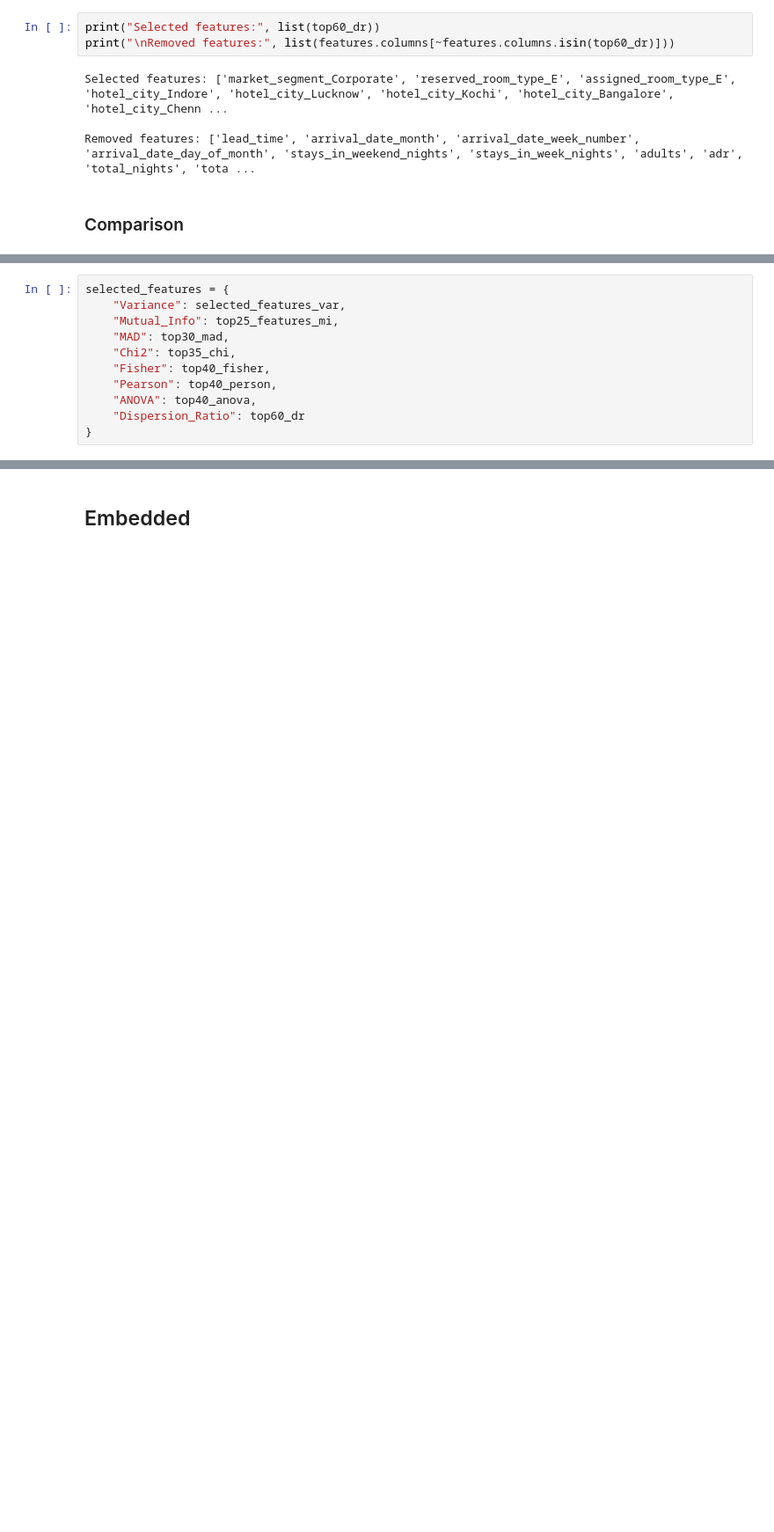
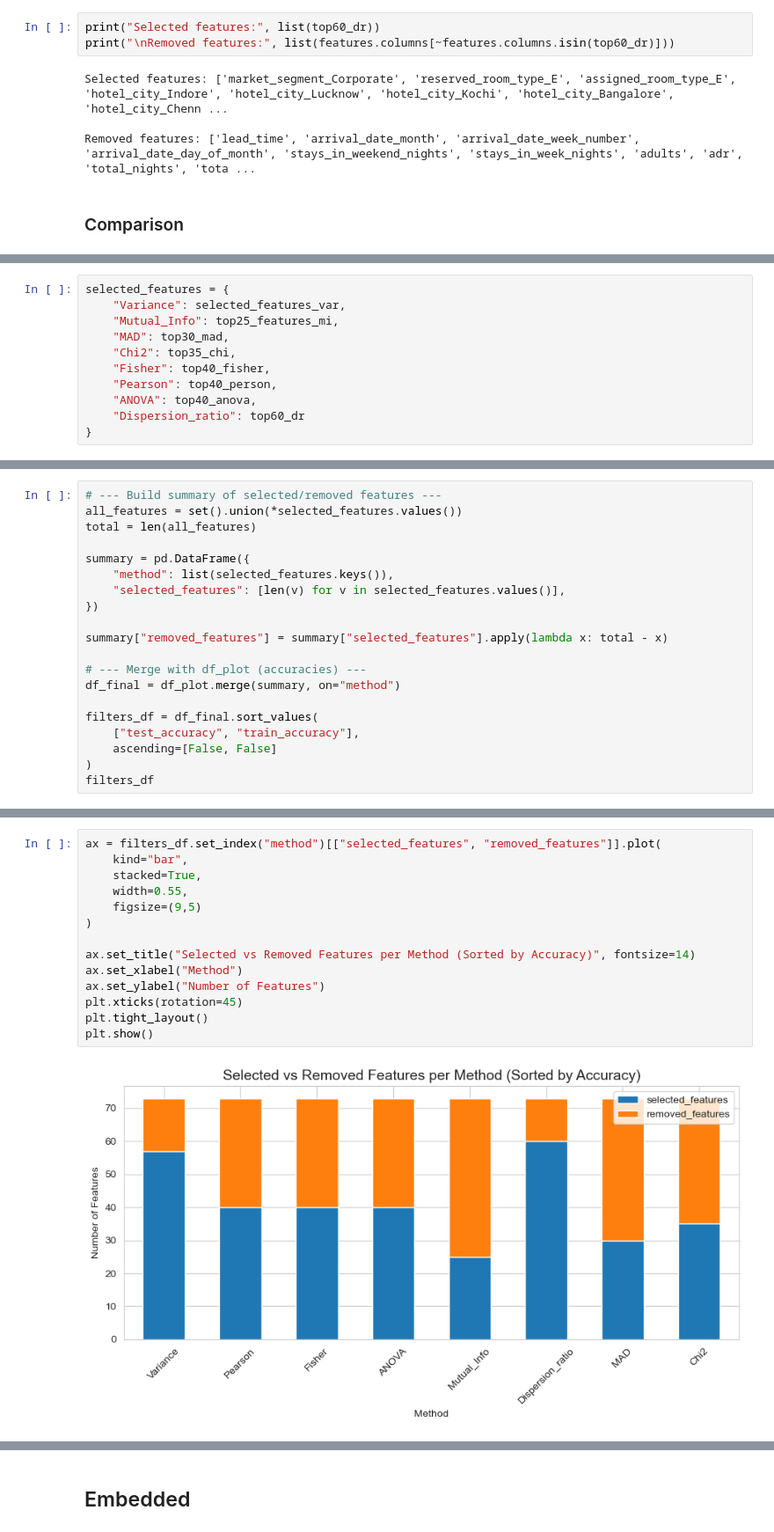
Before and after one commit to markoandjel/Preprocessing, a Jupyter notebook: I seminarski rad/Feature_Selection_Marko_Andjelkovic_1809.ipynb, the cells around one changed output, grey strips where cells are left out. Shown at 88% size. Drawn from its saved outputs; the diff is of its cells as text; blank space fills up the shorter version.

```diff
--- a/I seminarski rad/Feature_Selection_Marko_Andjelkovic_1809.ipynb
+++ b/I seminarski rad/Feature_Selection_Marko_Andjelkovic_1809.ipynb
@@ -1399,6 +1377,6 @@ selected_features = {
     "Fisher": top40_fisher,
     "Pearson": top40_person,
     "ANOVA": top40_anova,
-    "Dispersion_Ratio": top60_dr
+    "Dispersion_ratio": top60_dr
 }
 # %%
@@ -1429,0 +1422,20 @@ NameError: name 'table' is not defined
+# %%
+# --- Build summary of selected/removed features ---
+all_features = set().union(*selected_features.values())
+total = len(all_features)
+
+summary = pd.DataFrame({
+    "method": list(selected_features.keys()),
+    "selected_features": [len(v) for v in selected_features.values()],
+})
+
+summary["removed_features"] = summary["selected_features"].apply(lambda x: total - x)
+
+# --- Merge with df_plot (accuracies) ---
+df_final = df_plot.merge(summary, on="method")
+
+filters_df = df_final.sort_values(
+    ["test_accuracy", "train_accuracy"],
+    ascending=[False, False]
+)
+filters_df
@@ -1430 +1452,17 @@ NameError: name 'table' is not defined
+# %%
+ax = filters_df.set_index("method")[["selected_features", "removed_features"]].plot(
+    kind="bar",
+    stacked=True,
+    width=0.55,
+    figsize=(9,5)
+)
+
+ax.set_title("Selected vs Removed Features per Method (Sorted by Accuracy)", fontsize=14)
+ax.set_xlabel("Method")
+ax.set_ylabel("Number of Features")
+plt.xticks(rotation=45)
+plt.tight_layout()
+plt.show()
+# %% [output]
+[figure, added]
 # %% [markdown]
```
Also changed, not shown: parts of 28 cells of this notebook, 1 other file.
